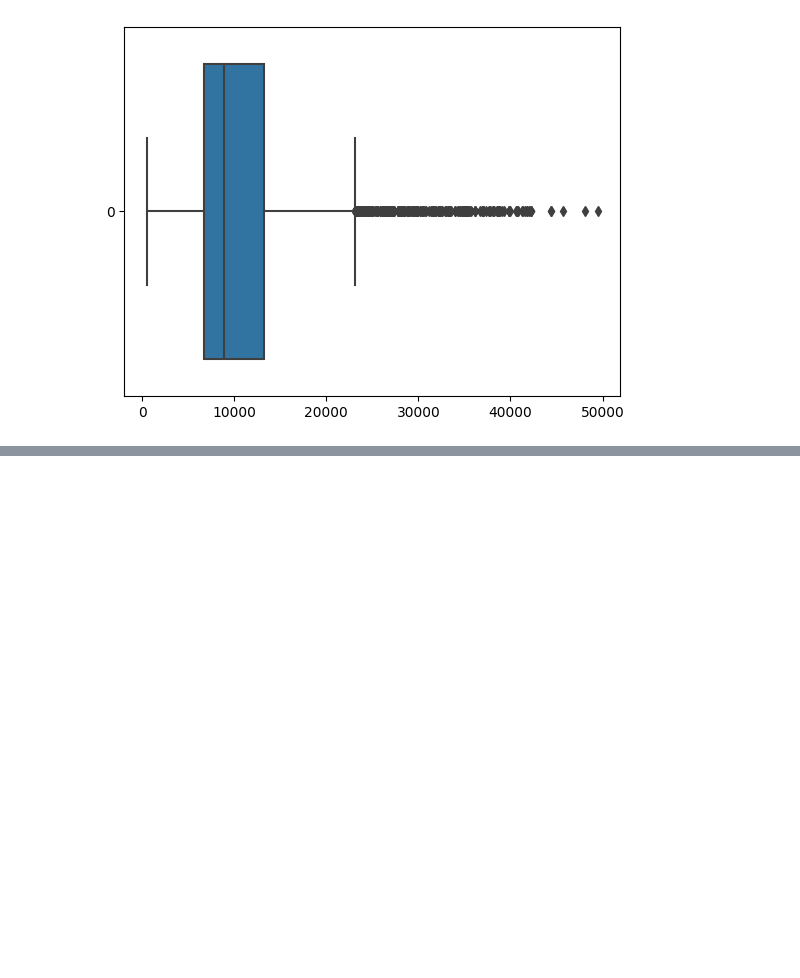
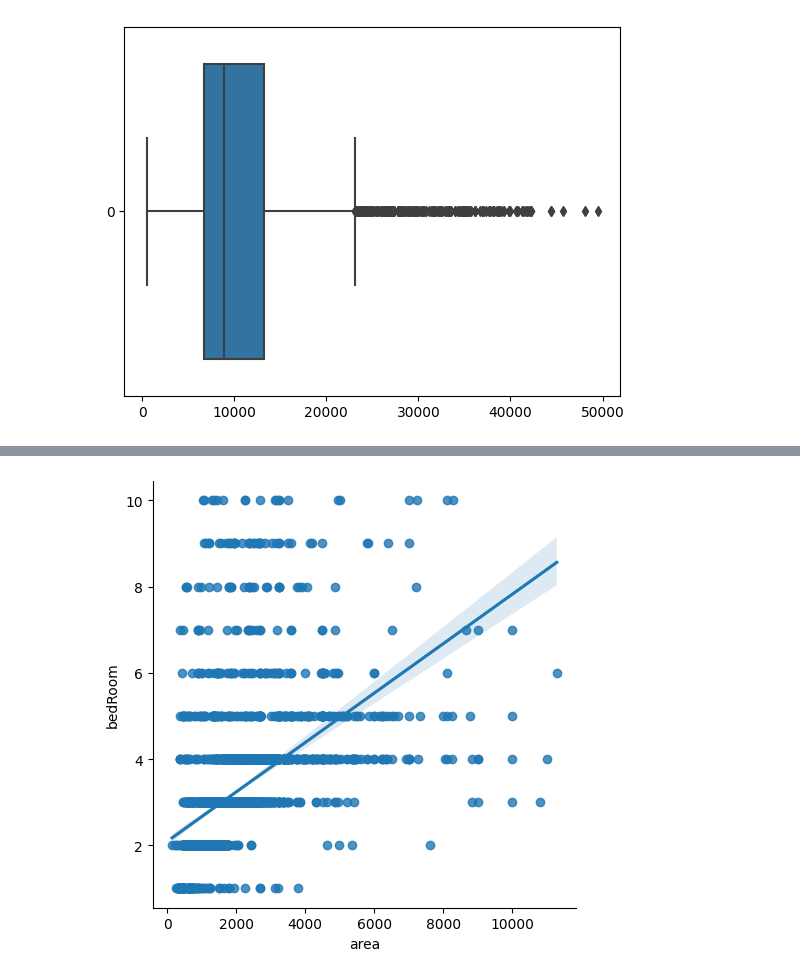
Before and after one commit to Data-Gyan/HousingAdvisor, a Jupyter notebook: outlier-treatment.ipynb, the cells around one changed output, grey strips where cells are left out. Drawn from its saved outputs; the diff is of its cells as text; code cells hidden in the pictures; blank space fills up the shorter version.

```diff
--- a/outlier-treatment.ipynb
+++ b/outlier-treatment.ipynb
@@ -582,0 +577,5 @@ df[df['area']/df['bedRoom'] < lower_out]
+# %%
+sns.lmplot(data=df, x='area', y='bedRoom')
+plt.show()
+# %% [output]
+[figure, added]
```
Also changed, not shown: parts of 13 cells of this notebook, 1 other file.
